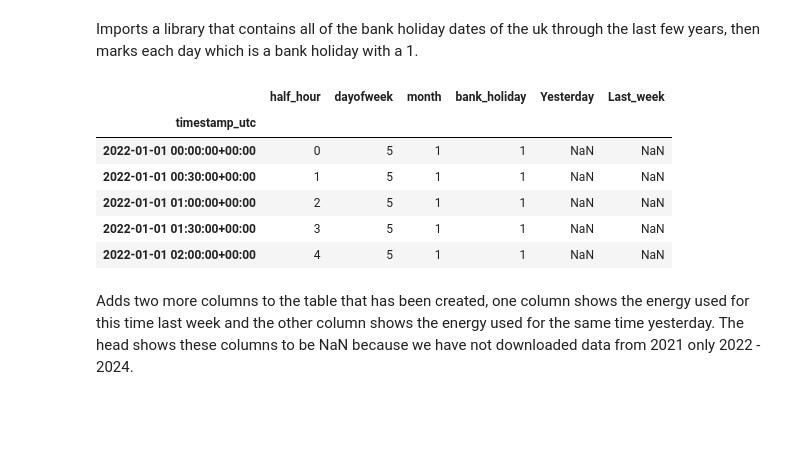
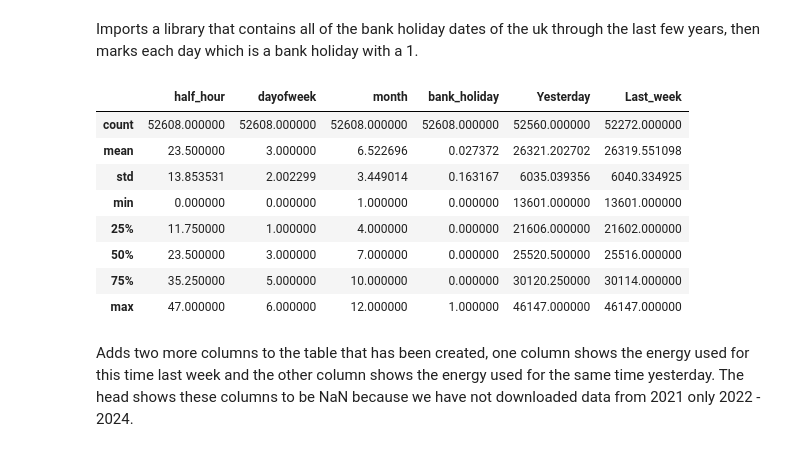
Before and after one commit to rawdan2006-ai/electricity-demand-forecast, a Jupyter notebook: notebooks/demand_forecast.ipynb, the cells around one changed output. Cells and saved outputs as stored; diff of their text form; code cells hidden in the pictures; blank space fills up the shorter version.

```diff
--- a/notebooks/demand_forecast.ipynb
+++ b/notebooks/demand_forecast.ipynb
@@ -242,15 +242,17 @@ Imports a library that contains all of the bank holiday dates of the uk through
 # %%
 features["Yesterday"] = demand["ND"].shift(48)
 features["Last_week"] = demand["ND"].shift(48 * 7)
-features.head()
+features.describe()
 # %% [output]
 |  | half_hour | dayofweek | month | bank_holiday | Yesterday | Last_week |
-| timestamp_utc |  |  |  |  |  |  |
-| 2022-01-01 00:00:00+00:00 | 0 | 5 | 1 | 1 | NaN | NaN |
-| 2022-01-01 00:30:00+00:00 | 1 | 5 | 1 | 1 | NaN | NaN |
-| 2022-01-01 01:00:00+00:00 | 2 | 5 | 1 | 1 | NaN | NaN |
-| 2022-01-01 01:30:00+00:00 | 3 | 5 | 1 | 1 | NaN | NaN |
-| 2022-01-01 02:00:00+00:00 | 4 | 5 | 1 | 1 | NaN | NaN |
+| count | 52608.000000 | 52608.000000 | 52608.000000 | 52608.000000 | 52560.000000 | 52272.000000 |
+| mean | 23.500000 | 3.000000 | 6.522696 | 0.027372 | 26321.202702 | 26319.551098 |
+| std | 13.853531 | 2.002299 | 3.449014 | 0.163167 | 6035.039356 | 6040.334925 |
+| min | 0.000000 | 0.000000 | 1.000000 | 0.000000 | 13601.000000 | 13601.000000 |
+| 25% | 11.750000 | 1.000000 | 4.000000 | 0.000000 | 21606.000000 | 21602.000000 |
+| 50% | 23.500000 | 3.000000 | 7.000000 | 0.000000 | 25520.500000 | 25516.000000 |
+| 75% | 35.250000 | 5.000000 | 10.000000 | 0.000000 | 30120.250000 | 30114.000000 |
+| max | 47.000000 | 6.000000 | 12.000000 | 1.000000 | 46147.000000 | 46147.000000 |
 # %% [markdown]
 Adds two more columns to the table that has been created, one column shows the energy used for this time last week and the other column shows the energy used for the same time yesterday. The head shows these columns to be NaN because we have not downloaded data from 2021 only 2022 - 2024.
 # %%
```
Also changed, not shown: parts of 5 cells of this notebook.
